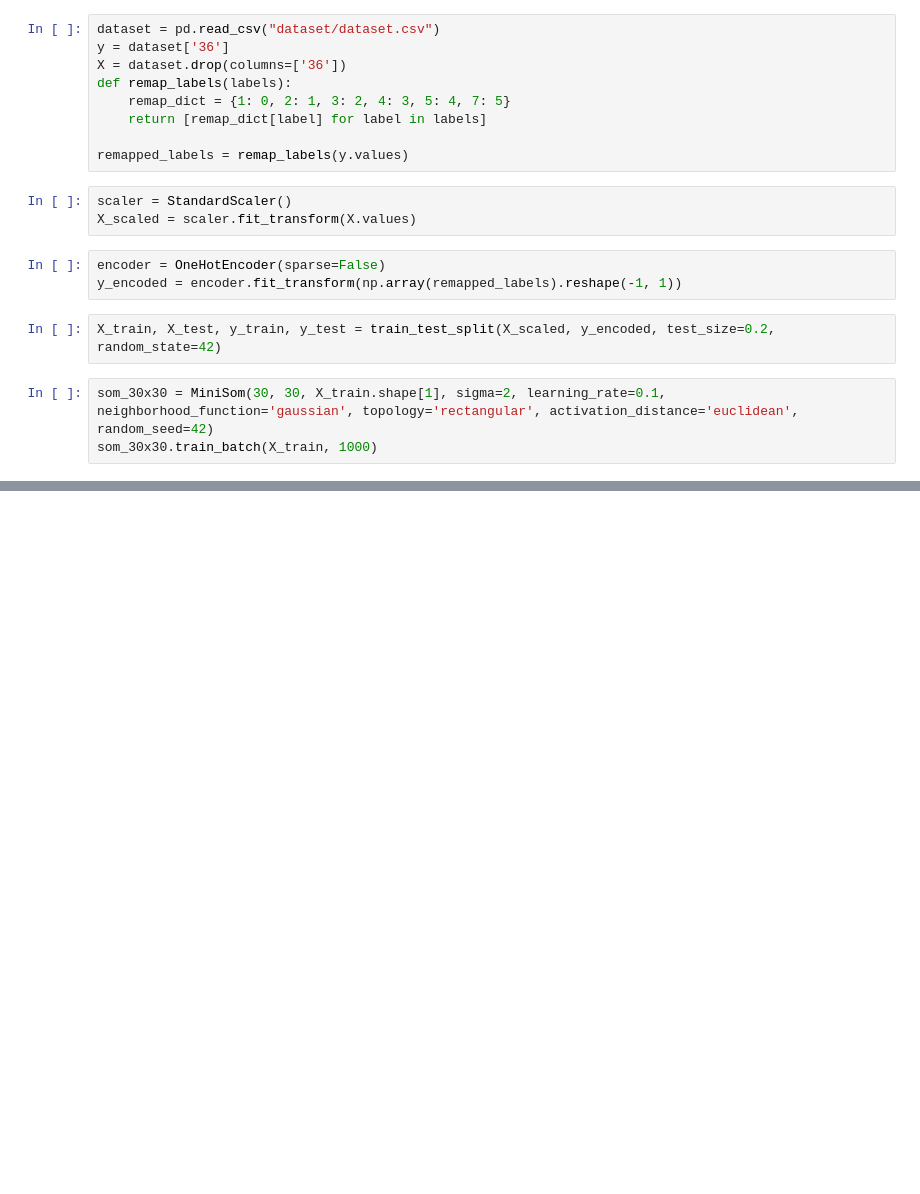
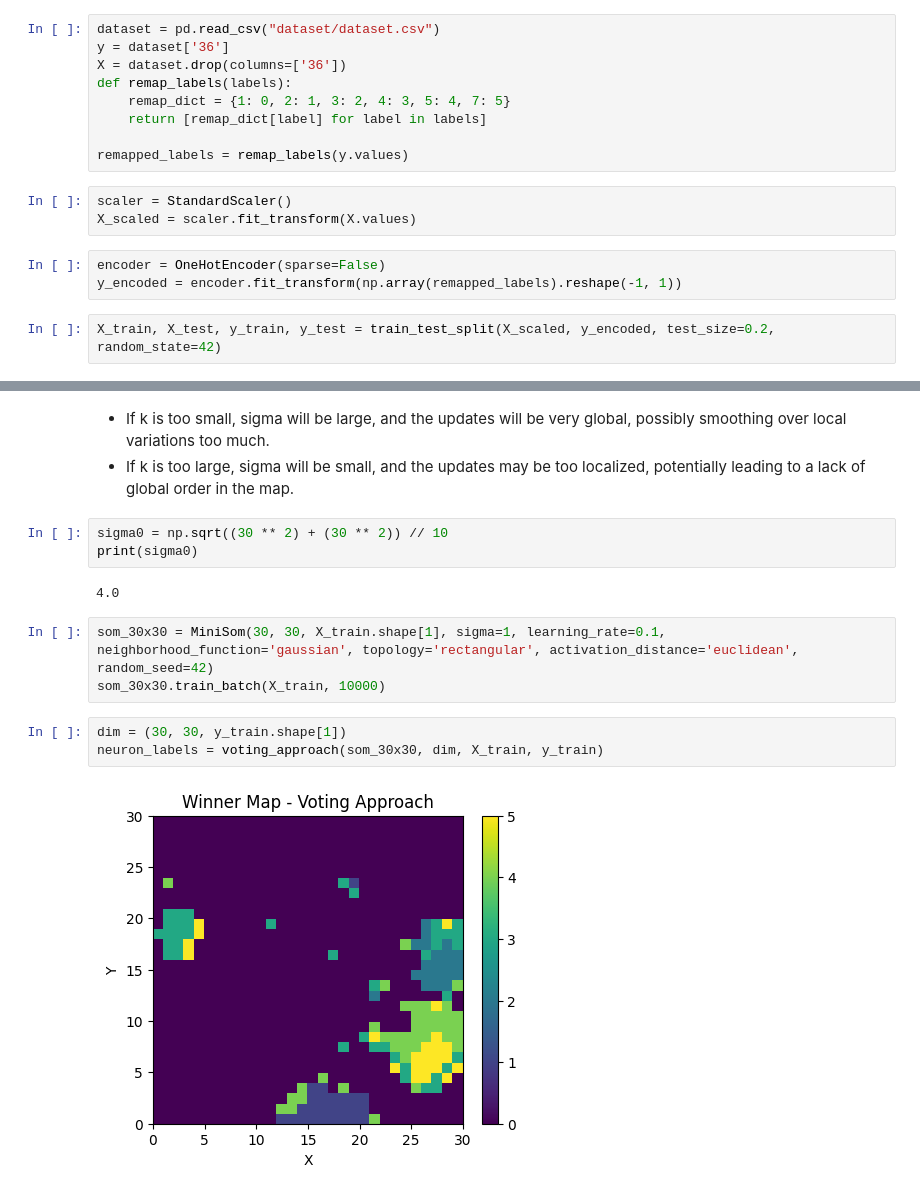
Before and after one commit to itsatefe/Deep-Learning, a Jupyter notebook: HW1/On-center-Off-surround/On-Center-Off-Surround.ipynb, the cells around one changed output, grey strips where cells are left out. Cells and saved outputs as stored; diff of their text form; blank space fills up the shorter version.

```diff
--- a/HW1/On-center-Off-surround/On-Center-Off-Surround.ipynb
+++ b/HW1/On-center-Off-surround/On-Center-Off-Surround.ipynb
@@ -23,9 +24,6 @@ encoder = OneHotEncoder(sparse=False)
 y_encoded = encoder.fit_transform(np.array(remapped_labels).reshape(-1, 1))
 # %%
 X_train, X_test, y_train, y_test = train_test_split(X_scaled, y_encoded, test_size=0.2, random_state=42)
-# %%
-som_30x30 = MiniSom(30, 30, X_train.shape[1], sigma=2, learning_rate=0.1, neighborhood_function='gaussian', topology='rectangular', activation_distance='euclidean', random_seed=42)
-som_30x30.train_batch(X_train, 1000)
 # %%
 def voting_approach(som, dim, X, y):
     winner_map_voting = np.zeros(dim, dtype=int)
@@ -70,0 +91,16 @@ Kmean_approach(som_30x30, y_train)
+# %% [markdown]
+- If k is too small, sigma will be large, and the updates will be very global, possibly smoothing over local variations too much.
+- If k is too large, sigma will be small, and the updates may be too localized, potentially leading to a lack of global order in the map.
+# %%
+sigma0 = np.sqrt((30 ** 2) + (30 ** 2)) // 10
+print(sigma0)
+# %% [output]
+4.0
+# %%
+som_30x30 = MiniSom(30, 30, X_train.shape[1], sigma=1, learning_rate=0.1, neighborhood_function='gaussian', topology='rectangular', activation_distance='euclidean', random_seed=42)
+som_30x30.train_batch(X_train, 10000)
+# %%
+dim = (30, 30, y_train.shape[1])
+neuron_labels = voting_approach(som_30x30, dim, X_train, y_train)
+# %% [output]
+[figure, added]
```
Also changed, not shown: parts of 26 cells of this notebook, 3 other files.
